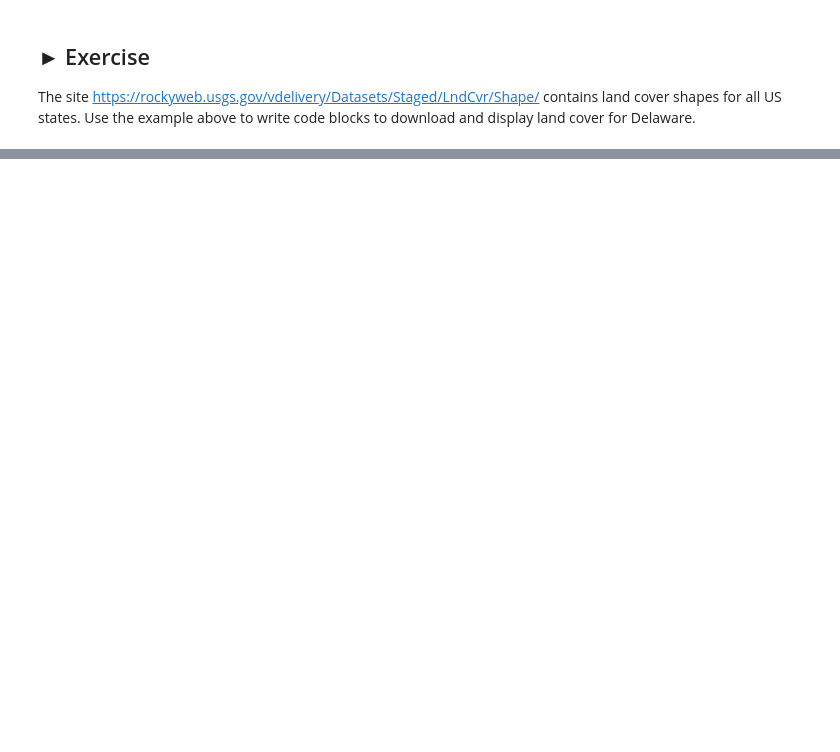
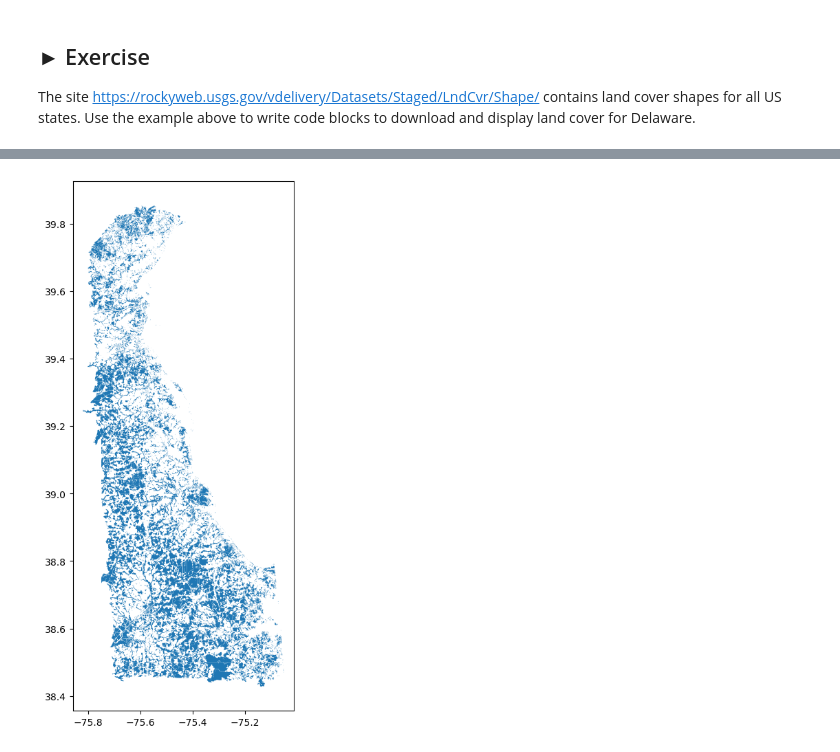
Before and after one commit to andreabruns/GettingData, a Jupyter notebook: 2b-Extract-Statewide-HUCs-with-urllib.ipynb, the cells around one changed output, grey strips where cells are left out. Drawn from its saved outputs; the diff is of its cells as text; code cells hidden in the pictures; blank space fills up the shorter version.

```diff
--- a/2b-Extract-Statewide-HUCs-with-urllib.ipynb
+++ b/2b-Extract-Statewide-HUCs-with-urllib.ipynb
@@ -69,7 +78,7 @@ The site https://rockyweb.usgs.gov/vdelivery/Datasets/Staged/LndCvr/Shape/ conta
 state = 'Delaware'
 # %%
 #Set the URLs
-ftpFolder =
-stateFile =
+ftpFolder = 'https://rockyweb.usgs.gov/vdelivery/Datasets/Staged/LndCvr/Shape/'
+stateFile = 'LNDCVR_{}_State_Shape.zip'.format(state)
 # %%
 #Get the file (this can take a few minutes...)
@@ -90,3 +113,7 @@ gdf.head()
 # %%
 #Plot
-gdf.plot(figsize=(20,10));
+gdf.plot(
+    figsize=(20,10),
+);
+# %% [output]
+[figure, added]
```
Also changed, not shown: parts of 5 cells of this notebook, 21 other files.
